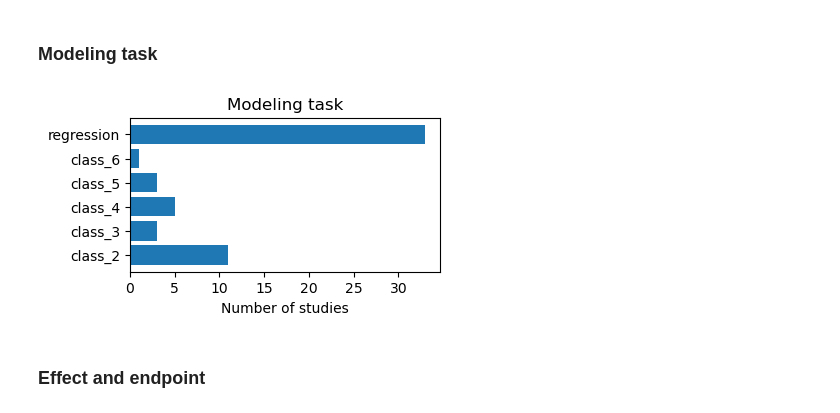
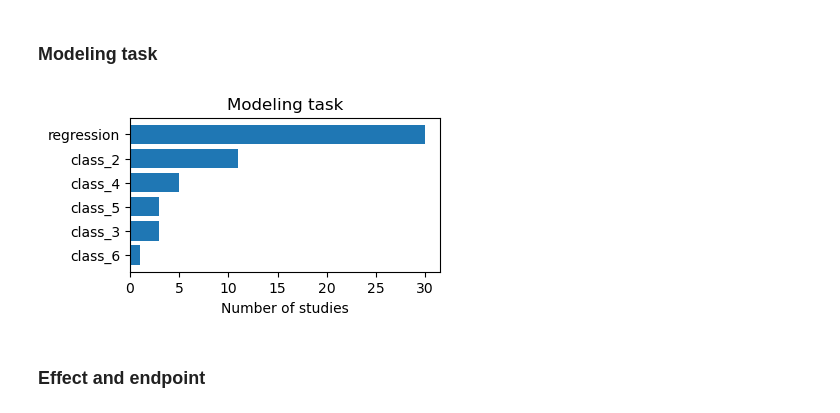
Before and after one commit to mbaityje/COMPARABILITY, a Jupyter notebook: notebooks/comparability_v1.ipynb, the cells around one changed output. Cells and saved outputs as stored; diff of their text form; code cells hidden in the pictures.

```diff
--- a/notebooks/comparability_v1.ipynb
+++ b/notebooks/comparability_v1.ipynb
@@ -115,6 +115,7 @@ for ds in df.dataset:
         temp=temp.replace('Khan et al. (2019)b','Khan et al. (2019)')
         temp=temp.replace('not reported','unclear/not reported')
         temp=temp.replace('other unclear','unclear/not reported')
+        temp=temp.replace('AMBIT Database Database','AMBIT')
         temp=temp.replace('ECHA database','ECHA')
         temp=temp.replace('ECHA’s risk assessment report','ECHA')
         temp=temp.replace('Pesticide Properties Database (PPDB)','PPDB')
@@ -297,28 +322,39 @@ for i in range(len(df)):
         raw_entry = [df.modeling_task[i]]
         new_entry = re.split('; |, |;', raw_entry[0])
         df.at[i, 'modeling_task'] = new_entry.copy()
+
+
+# remove duplicated entries
+for row in df.index:
+    # ds=list(set(ds))
+    df.at[row,'modeling_task']=list(set(df.modeling_task.iloc[row]))
 # %%
-sum(df.modeling_task.values,[])
-flattened_tasks = sum(df.modeling_task.values,[])
-unique_tasks = np.unique(flattened_tasks)
+def plot_modeling_task(df):
+
+    flattened_tasks = sum(df.modeling_task.values,[])
+    unique_tasks = np.unique(flattened_tasks)
 
 
-# Create histogram of the datasets
-histo_tasks = np.ndarray(len(unique_tasks))
+    # Create histogram of the datasets
+    histo_tasks = np.ndarray(len(unique_tasks))
 
-for ids,ds in enumerate(unique_tasks):
-    histo_tasks[ids]=flattened_tasks.count(ds)
+    for ids,ds in enumerate(unique_tasks):
+        histo_tasks[ids]=flattened_tasks.count(ds)
 
 
-fig, ax = plt.subplots(figsize=(4,2), nrows=1, ncols=1)
+    fig, ax = plt.subplots(figsize=(4,2), nrows=1, ncols=1)
 
-ax.barh(unique_tasks, histo_tasks)
-plt.xlabel('Number of studies')
-plt.title('Modeling task')
+    isorted=np.argsort(histo_tasks)
 
-plt.show()
+    ax.barh(unique_tasks[isorted], histo_tasks[isorted])
+    plt.xlabel('Number of studies')
+    plt.title('Modeling task')
+
+    plt.show()
+
+plot_modeling_task(df)
 # %% [output]
-[figure, old version]
+[figure, new version]
 # %% [markdown]
 ### Effect and endpoint
 # %%
```
Also changed, not shown: parts of 34 cells of this notebook.
